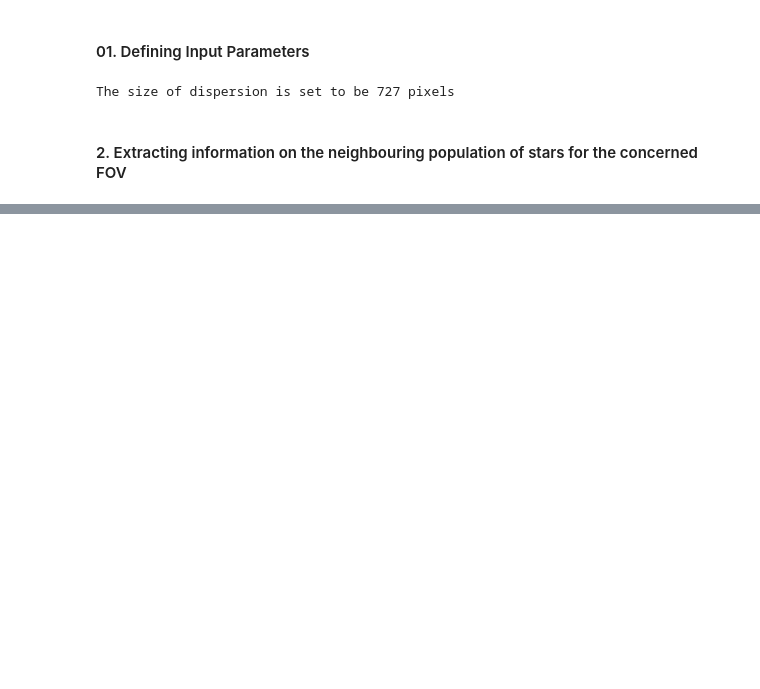
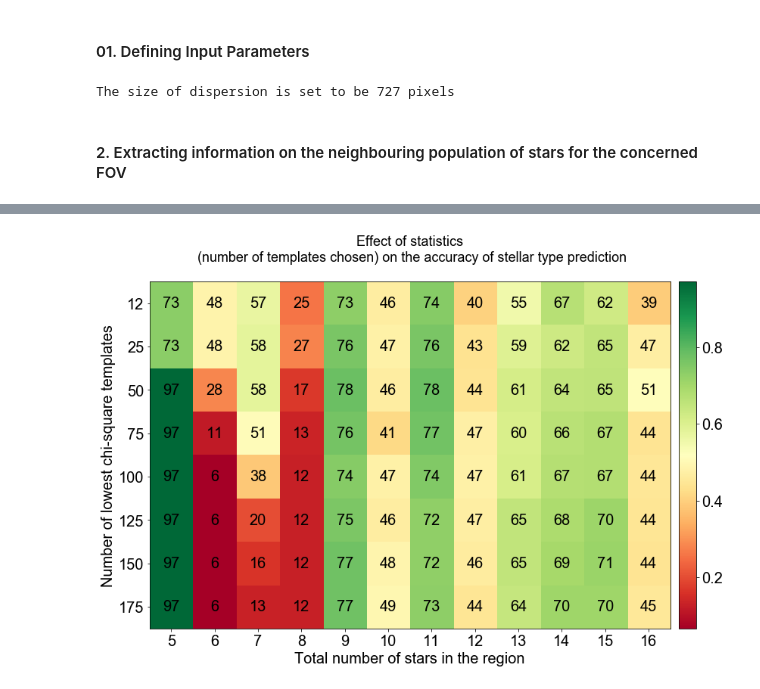
Before and after one commit to SoumyaShreeram/Slitless_spectroscopy, a Jupyter notebook: 06_Fitting_a_region_using_the_nearest_neighbour_approach.ipynb, the cells around one changed output, grey strips where cells are left out. Saved outputs shown, nothing was run; the diff lists cells and outputs as text; code cells hidden in the pictures; blank space fills up the shorter version.

```diff
--- a/06_Fitting_a_region_using_the_nearest_neighbour_approach.ipynb
+++ b/06_Fitting_a_region_using_the_nearest_neighbour_approach.ipynb
@@ -234,0 +256,12 @@ plotSubRegion(limits[-1], data_mat_arr[1], 'Data grid matrix', '', cmaps='Blues'
+# %%
+# x and y axis labels: analysis parameter optimization
+n_star_arr = np.arange(5, 17)
+num_lowest_temps = [12, 25, 50, 75, 100, 125, 150, 175]
+
+# fitting parameter optimization
+pixel_scale = [2, 3, 4, 5, 7, 10]
+# %%
+importlib.reload(pt)
+acc_vals_arr = pt.plotAccuracyColormap(n_star_arr, num_lowest_temps, num_splits=5, colormap='RdYlGn')
+# %% [output]
+[figure, added]
```
Also changed, not shown: parts of 24 cells of this notebook, 8 other files.
